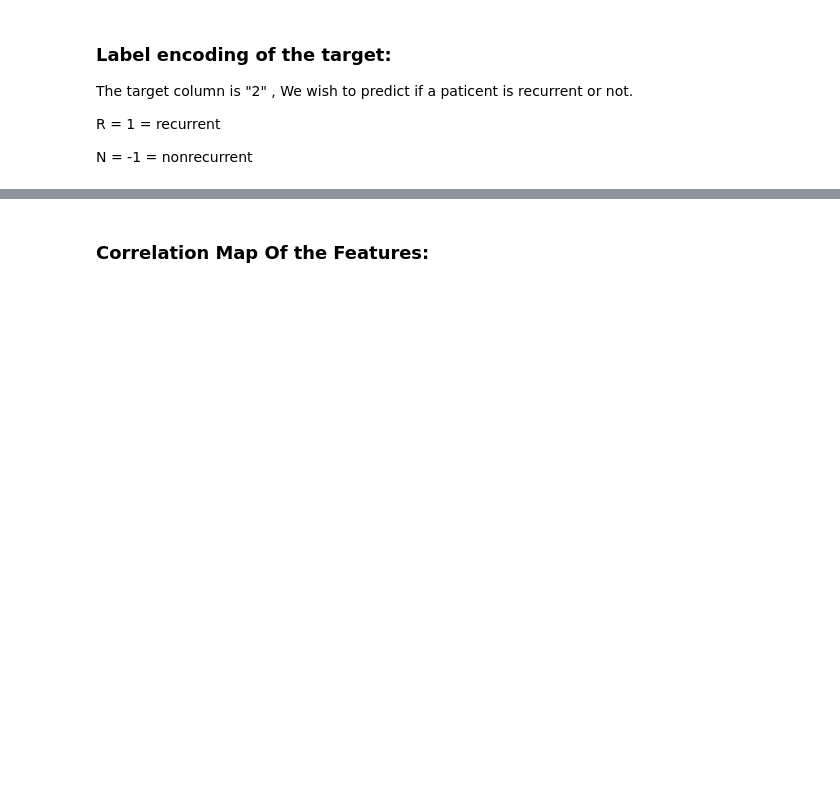
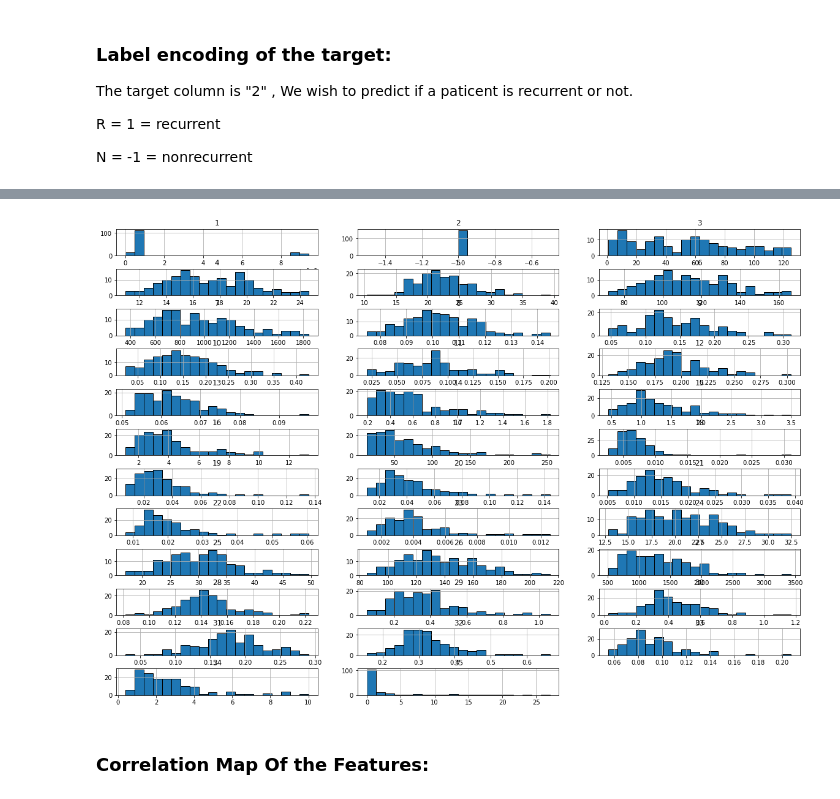
Before and after one commit to ido1Shapira/NeuralNetworksCourse_ex1, a Jupyter notebook: mini_project1.ipynb, the cells around one changed output, grey strips where cells are left out. Cells and saved outputs as stored; diff of their text form; code cells hidden in the pictures; blank space fills up the shorter version.

```diff
--- a/mini_project1.ipynb
+++ b/mini_project1.ipynb
@@ -183,3 +212,7 @@ data[2].replace({'N':-1,'R':1},inplace=True)
+# %%
+Review_all_features_data(data[data[2]==-1])
+# %% [output]
+[figure, added]
 # %% [markdown]
 ### Correlation Map Of the Features:
 # %%
```
Also changed, not shown: parts of 22 cells of this notebook.
